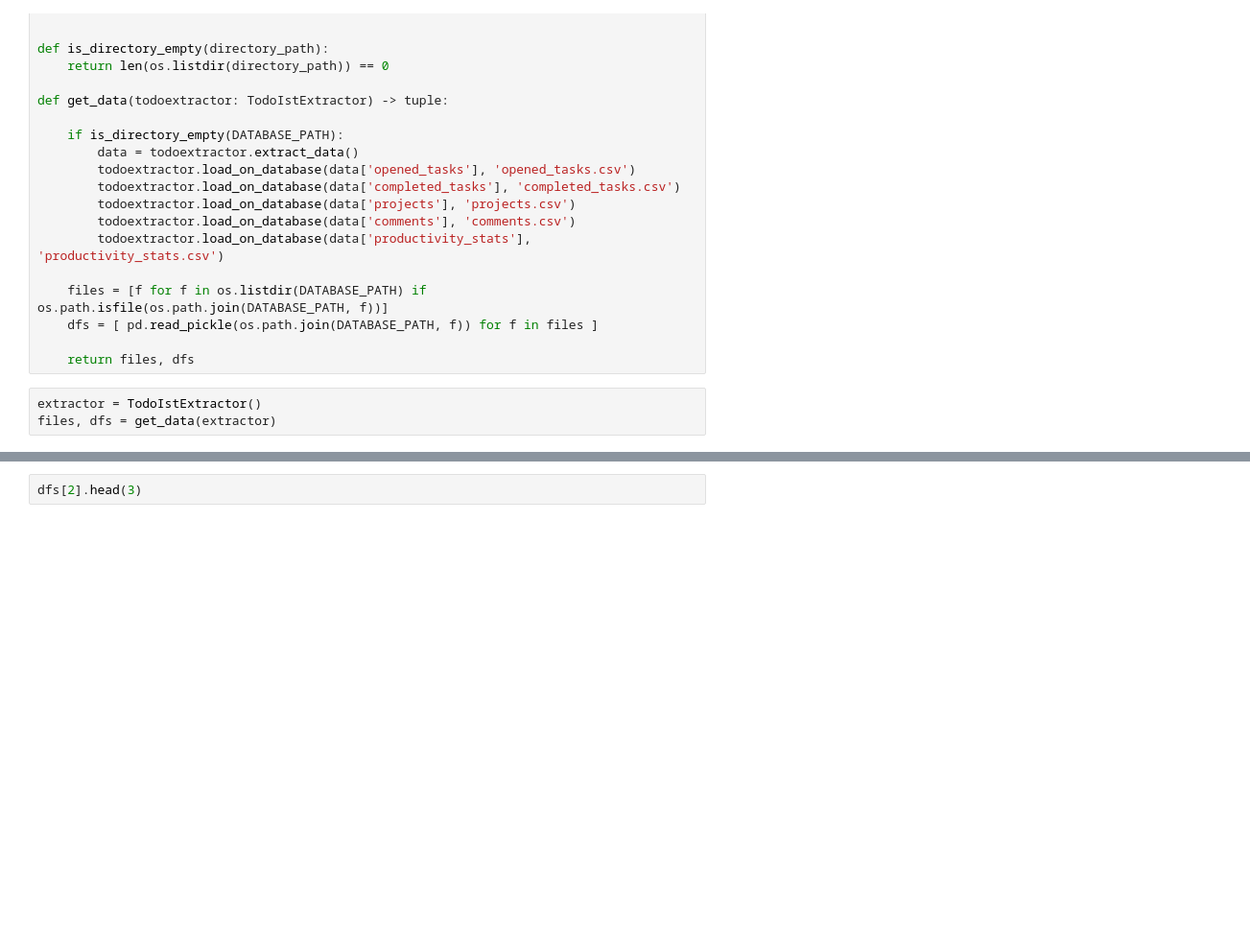
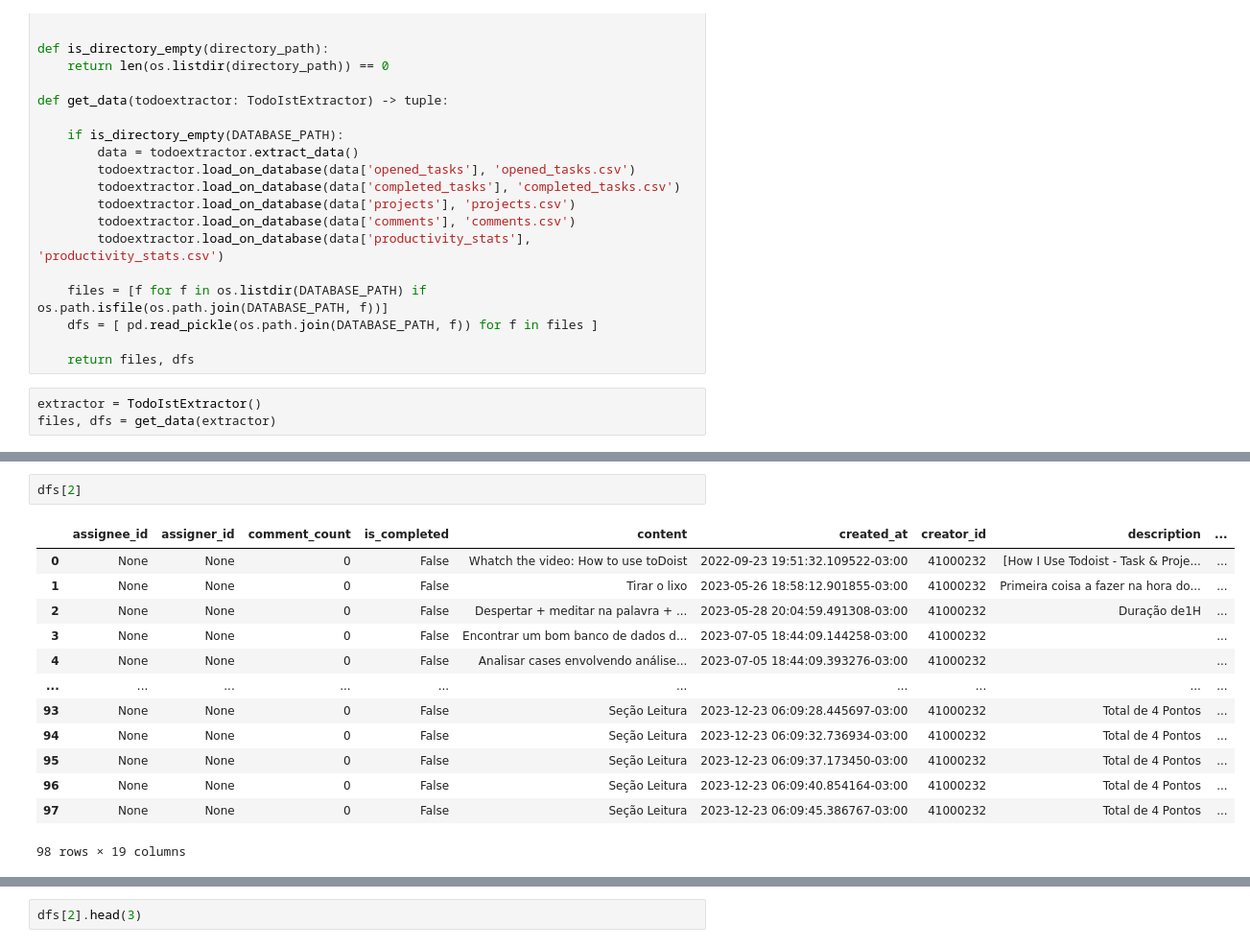
Before and after one commit to lucasvittal2/AIRoutineAssistant, a Jupyter notebook: test.ipynb, the cells around one changed output, grey strips where cells are left out. Shown: that part at 96% size. Saved outputs shown, nothing was run; the diff lists cells and outputs as text; blank space fills up the shorter version.

```diff
--- a/test.ipynb
+++ b/test.ipynb
@@ -27,0 +46,16 @@ files, dfs = get_data(extractor)
+# %%
+dfs[2]
+# %% [output]
+|  | assignee_id | assigner_id | comment_count | is_completed | content | created_at | creator_id | description | ... |
+| 0 | None | None | 0 | False | Whatch the video: How to use toDoist | 2022-09-23 19:51:32.109522-03:00 | 41000232 | [How I Use Todoist - Task & Proje... | ... |
+| 1 | None | None | 0 | False | Tirar o lixo | 2023-05-26 18:58:12.901855-03:00 | 41000232 | Primeira coisa a fazer na hora do... | ... |
+| 2 | None | None | 0 | False | Despertar + meditar na palavra + ... | 2023-05-28 20:04:59.491308-03:00 | 41000232 | Duração de1H | ... |
+| 3 | None | None | 0 | False | Encontrar um bom banco de dados d... | 2023-07-05 18:44:09.144258-03:00 | 41000232 |  | ... |
+| 4 | None | None | 0 | False | Analisar cases envolvendo análise... | 2023-07-05 18:44:09.393276-03:00 | 41000232 |  | ... |
+| ... | ... | ... | ... | ... | ... | ... | ... | ... | ... |
+| 93 | None | None | 0 | False | Seção Leitura | 2023-12-23 06:09:28.445697-03:00 | 41000232 | Total de 4 Pontos | ... |
+| 94 | None | None | 0 | False | Seção Leitura | 2023-12-23 06:09:32.736934-03:00 | 41000232 | Total de 4 Pontos | ... |
+| 95 | None | None | 0 | False | Seção Leitura | 2023-12-23 06:09:37.173450-03:00 | 41000232 | Total de 4 Pontos | ... |
+| 96 | None | None | 0 | False | Seção Leitura | 2023-12-23 06:09:40.854164-03:00 | 41000232 | Total de 4 Pontos | ... |
+| 97 | None | None | 0 | False | Seção Leitura | 2023-12-23 06:09:45.386767-03:00 | 41000232 | Total de 4 Pontos | ... |
+98 rows × 19 columns
```
Also changed, not shown: parts of 16 cells of this notebook, 29 other files.
